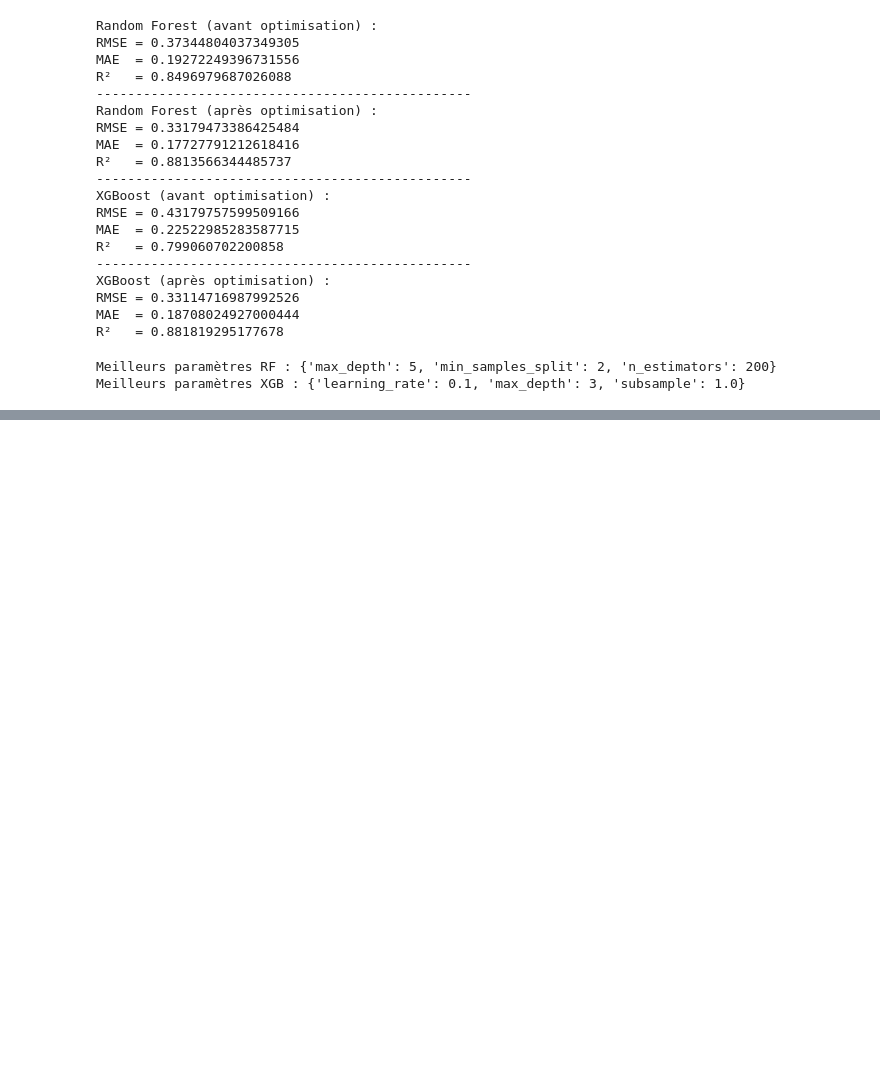
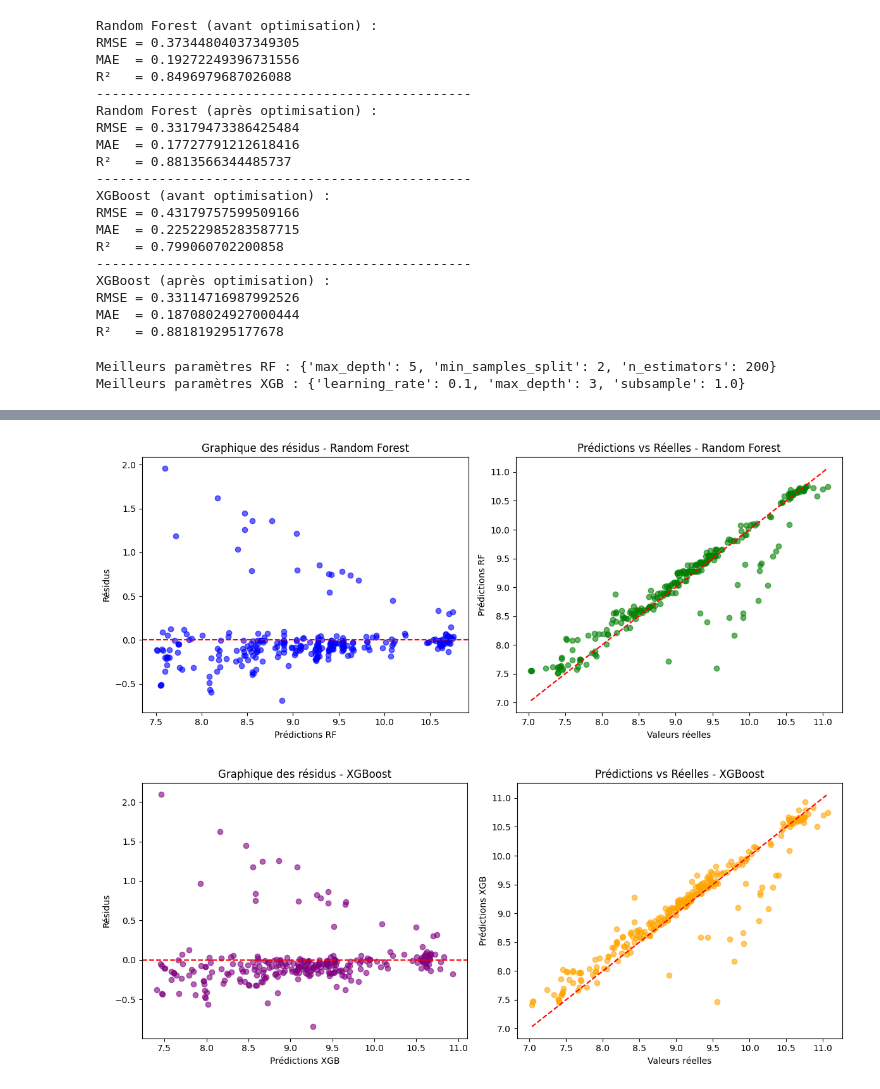
Before and after one commit to elabiad-malika2/Predicteur-de-Charges-d-Assurance-Maladie, a Jupyter notebook: notebooks/data_loader.ipynb, the cells around one changed output, grey strips where cells are left out. Drawn from its saved outputs; the diff is of its cells as text; code cells hidden in the pictures; blank space fills up the shorter version.

Commit message:
PDCAM-44 Visualiser et tester et comparer et suavegarder le modele optimise

```diff
--- a/notebooks/data_loader.ipynb
+++ b/notebooks/data_loader.ipynb
@@ -811,0 +822,53 @@ print("R²   =", xgb_scores[2])
+# %%
+import matplotlib.pyplot as plt
+
+# --- Random Forest Optimisé ---
+residuals_rf = y_test - y_pred_rf_best
+
+plt.figure(figsize=(12,5))
+
+# Résidus
+plt.subplot(1,2,1)
+plt.scatter(y_pred_rf_best, residuals_rf, alpha=0.6, color="blue")
+plt.axhline(y=0, color='red', linestyle='--')
+plt.xlabel("Prédictions RF")
+plt.ylabel("Résidus")
+plt.title("Graphique des résidus - Random Forest")
+
+# Réelles vs Prédictions
+plt.subplot(1,2,2)
+plt.scatter(y_test, y_pred_rf_best, alpha=0.6, color="green")
+plt.plot([y_test.min(), y_test.max()], [y_test.min(), y_test.max()], 'r--') # diagonale
+plt.xlabel("Valeurs réelles")
+plt.ylabel("Prédictions RF")
+plt.title("Prédictions vs Réelles - Random Forest")
+
+plt.tight_layout()
+plt.show()
+
+# --- XGBoost Optimisé ---
+residuals_xgb = y_test - y_pred_xgb_best
+
+plt.figure(figsize=(12,5))
+
+# Résidus
+plt.subplot(1,2,1)
+plt.scatter(y_pred_xgb_best, residuals_xgb, alpha=0.6, color="purple")
+plt.axhline(y=0, color='red', linestyle='--')
+plt.xlabel("Prédictions XGB")
+plt.ylabel("Résidus")
+plt.title("Graphique des résidus - XGBoost")
+
+# Réelles vs Prédictions
+plt.subplot(1,2,2)
+plt.scatter(y_test, y_pred_xgb_best, alpha=0.6, color="orange")
+plt.plot([y_test.min(), y_test.max()], [y_test.min(), y_test.max()], 'r--') # diagonale
+plt.xlabel("Valeurs réelles")
+plt.ylabel("Prédictions XGB")
+plt.title("Prédictions vs Réelles - XGBoost")
+
+plt.tight_layout()
+plt.show()
+# %% [output]
+[figure, added]
+[figure, added]
```
Also changed, not shown: parts of 6 cells of this notebook.
